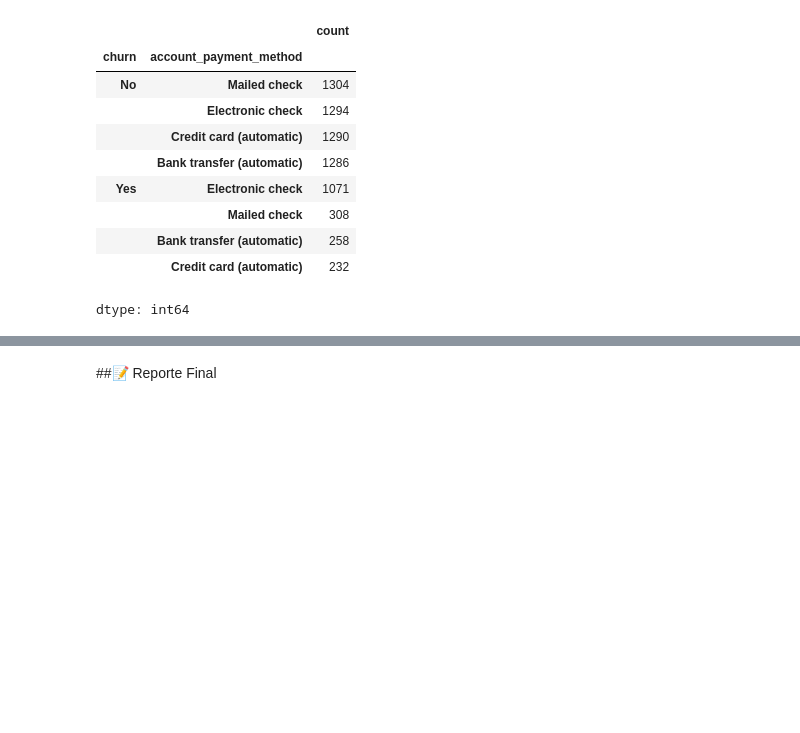
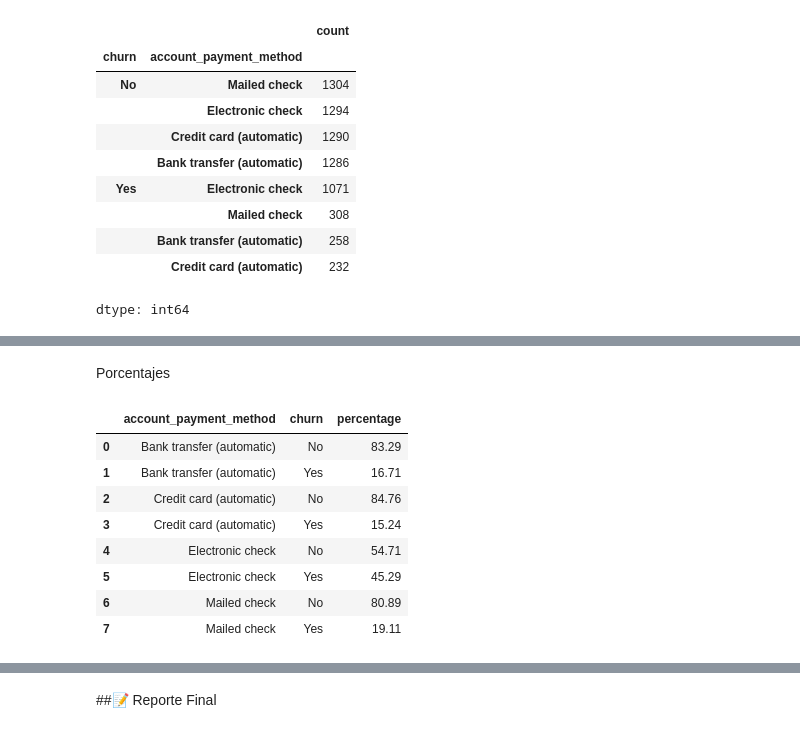
Before and after one commit to RientArlCroud/challenge3-analisis-de-datos, a Jupyter notebook: Challenge_3_Análisis_de_Datos.ipynb, the cells around one changed output, grey strips where cells are left out. Cells and saved outputs as stored; diff of their text form; code cells hidden in the pictures; blank space fills up the shorter version.

```diff
--- a/Challenge_3_Análisis_de_Datos.ipynb
+++ b/Challenge_3_Análisis_de_Datos.ipynb
@@ -513,0 +669,15 @@ dtype: int64
+# %% [markdown]
+Porcentajes
+# %%
+porcentajes_4 = df.groupby('account_payment_method')['churn'].value_counts(normalize=True).multiply(100).round(2).reset_index(name='percentage')
+porcentajes_4
+# %% [output]
+|  | account_payment_method | churn | percentage |
+| 0 | Bank transfer (automatic) | No | 83.29 |
+| 1 | Bank transfer (automatic) | Yes | 16.71 |
+| 2 | Credit card (automatic) | No | 84.76 |
+| 3 | Credit card (automatic) | Yes | 15.24 |
+| 4 | Electronic check | No | 54.71 |
+| 5 | Electronic check | Yes | 45.29 |
+| 6 | Mailed check | No | 80.89 |
+| 7 | Mailed check | Yes | 19.11 |
```
Also changed, not shown: parts of 41 cells of this notebook.
